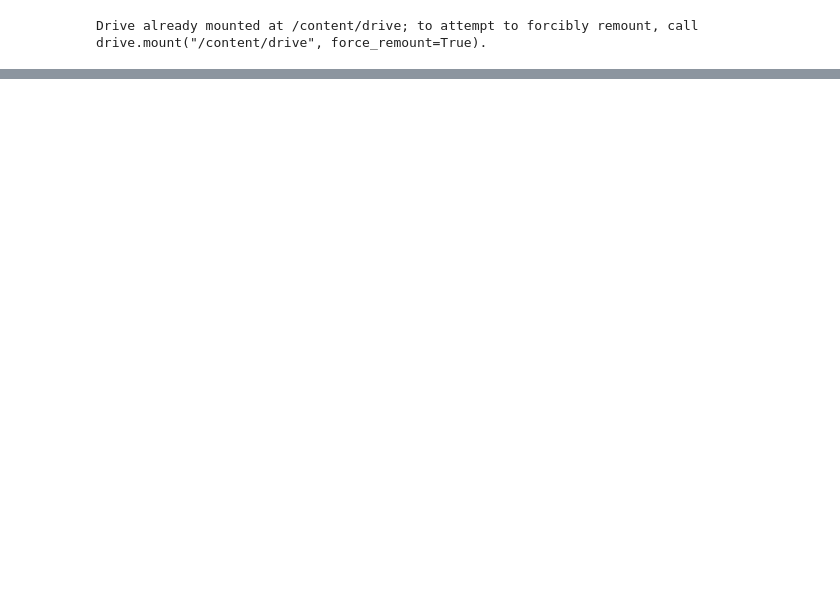
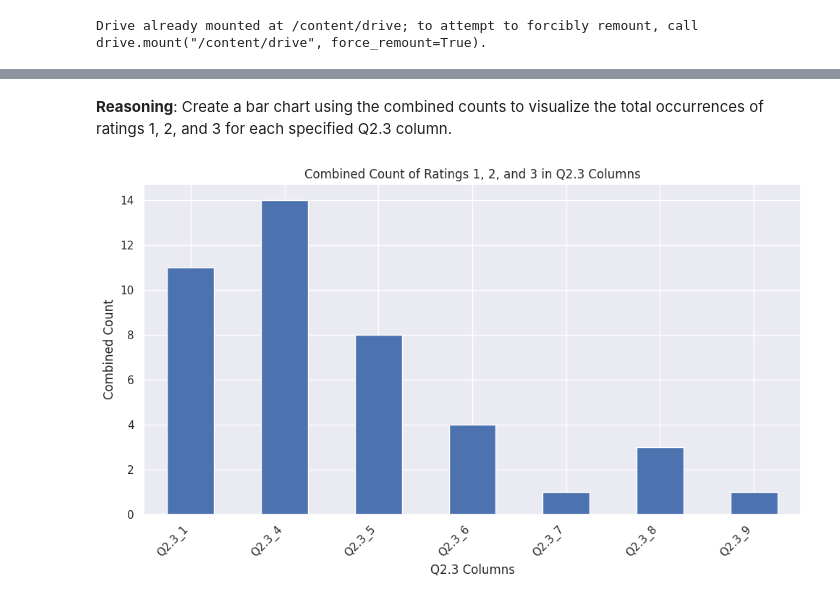
Before and after one commit to pineapple-666/Veritus-Augustin-Hackathon, a Jupyter notebook: notebook/Staff_Data_Descriptive.ipynb, the cells around one changed output, grey strips where cells are left out. Cells and saved outputs as stored; diff of their text form; code cells hidden in the pictures; blank space fills up the shorter version.

```diff
--- a/notebook/Staff_Data_Descriptive.ipynb
+++ b/notebook/Staff_Data_Descriptive.ipynb
@@ -68,0 +255,3 @@ drive_df.drop([0,1])
+# %%
+q23_relevant_columns = ['Q2.3_1', 'Q2.3_4', 'Q2.3_5', 'Q2.3_6', 'Q2.3_7', 'Q2.3_8', 'Q2.3_9']
+print(q23_relevant_columns)
@@ -68,0 +268,3 @@ drive_df.drop([0,1])
+# %%
+q23_value_counts = staff[q23_relevant_columns].apply(lambda x: x.value_counts().reindex([1, 2, 3], fill_value=0))
+display(q23_value_counts)
@@ -68,0 +284,3 @@ drive_df.drop([0,1])
+# %%
+combined_counts = q23_value_counts.sum()
+display(combined_counts)
@@ -68,0 +302,14 @@ drive_df.drop([0,1])
+# %% [markdown]
+**Reasoning**:
+Create a bar chart using the combined counts to visualize the total occurrences of ratings 1, 2, and 3 for each specified Q2.3 column.
+# %%
+plt.figure(figsize=(10, 6))
+combined_counts.plot(kind='bar')
+plt.title("Combined Count of Ratings 1, 2, and 3 in Q2.3 Columns")
+plt.xlabel("Q2.3 Columns")
+plt.ylabel("Combined Count")
+plt.xticks(rotation=45, ha='right')
+plt.tight_layout()
+plt.show()
+# %% [output]
+[figure, added]
```
Also changed, not shown: parts of 77 cells of this notebook.
